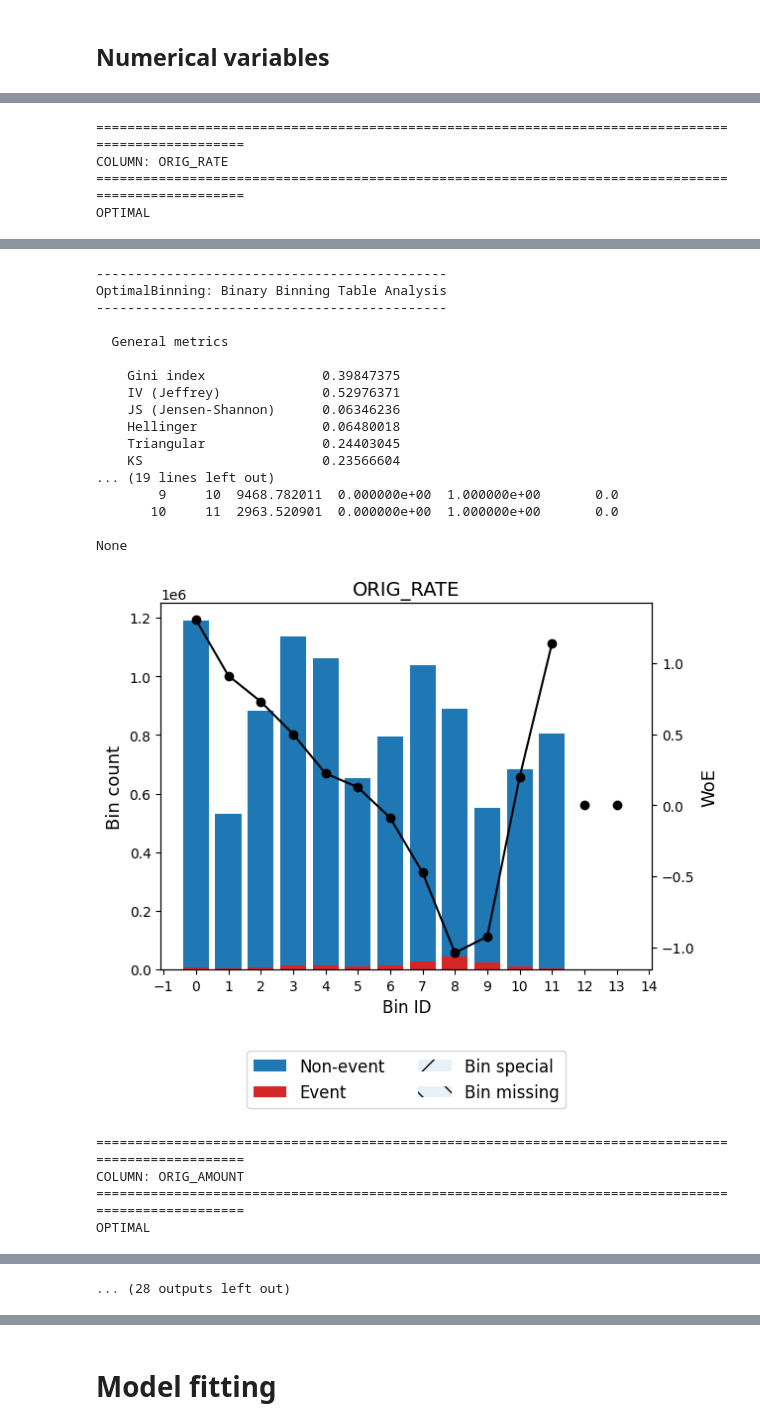
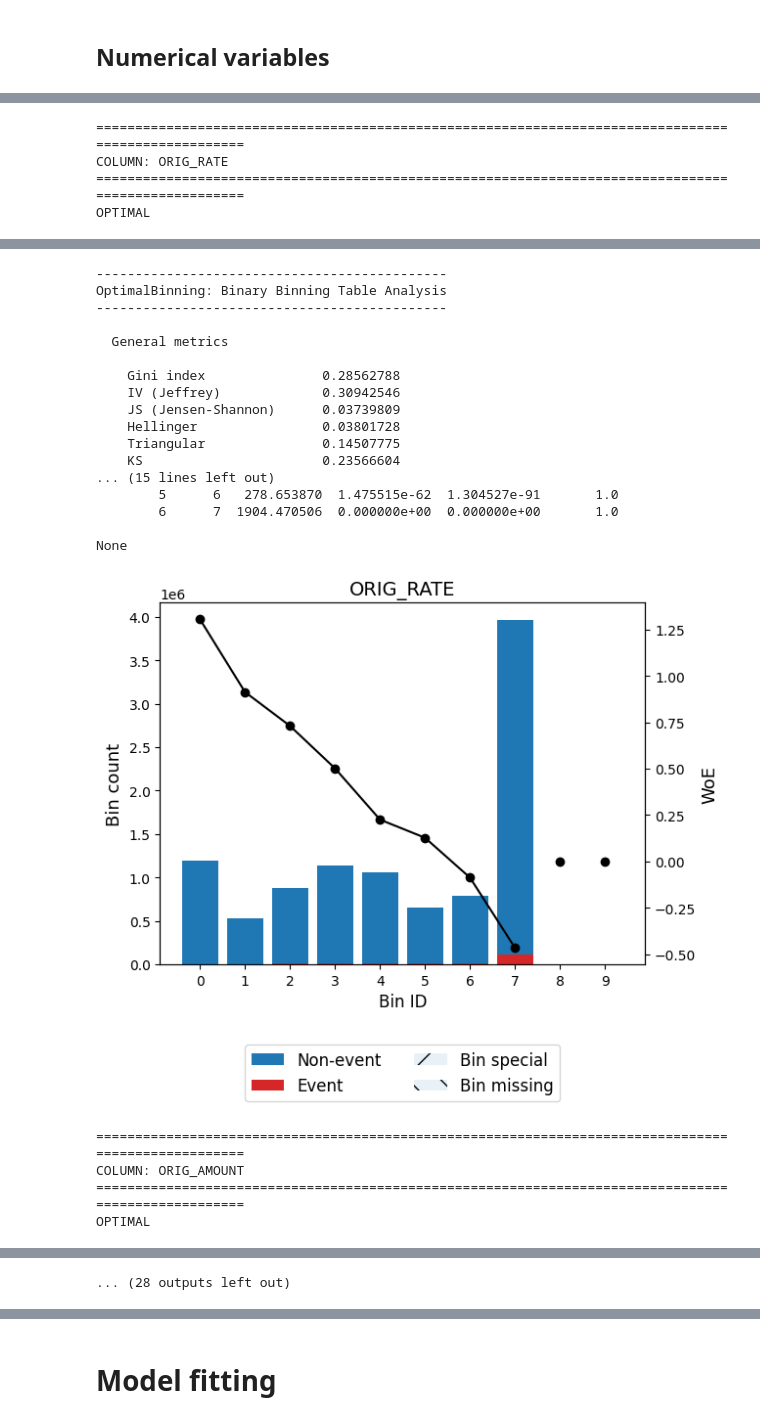
Before and after one commit to MIE479-2024/msf-capstone-crm, a Jupyter notebook: default_modelling/ICA.ipynb, the cells around one changed output, grey strips where cells are left out. Saved outputs shown, nothing was run; the diff lists cells and outputs as text; code cells hidden in the pictures.

Commit message:
refit logistic regression with new binnings

```diff
--- a/default_modelling/ICA.ipynb
+++ b/default_modelling/ICA.ipynb
@@ -120,6 +120,7 @@ CAT_COLUMNS = [
     'FTHB_FLAG'  # not sure if this should be here
 ]
 # %%
+iv_per_col = {}
 opt_bin_data = processed_df.copy()
 
 for col in CAT_COLUMNS:
@@ -131,6 +132,7 @@ for col in CAT_COLUMNS:
     print(optb.status)
     display(optb.binning_table.build())
     print(optb.binning_table.analysis())
+    iv_per_col[col] = optb.binning_table.iv
     optb.binning_table.plot(metric="woe")
     opt_bin_data[col] = optb.transform(opt_bin_data[col], metric="woe")
     print()
@@ -242,11 +264,12 @@ for col in NUMERICAL_COLUMNS:
     print("====================================================================================================")
     print("COLUMN:", col)
     print("====================================================================================================")
-    optb = OptimalBinning(name=col, dtype="numerical", solver="cp")
+    optb = OptimalBinning(name=col, dtype="numerical", solver="cp", monotonic_trend="auto_asc_desc", max_n_bins=10)
     optb.fit(processed_df[col], processed_df["DLQ_90_FLAG"])
     print(optb.status)
     display(optb.binning_table.build())
     print(optb.binning_table.analysis())
+    iv_per_col[col] = optb.binning_table.iv
     optb.binning_table.plot(metric="woe")
     opt_bin_data[col] = optb.transform(processed_df[col], metric="woe")
     print()
@@ -274,21 +293,21 @@ OPTIMAL
 ---------------------------------------------
 OptimalBinning: Binary Binning Table Analysis
 ---------------------------------------------
 
   General metrics
 
-    Gini index               0.39847375
-    IV (Jeffrey)             0.52976371
-    JS (Jensen-Shannon)      0.06346236
-    Hellinger                0.06480018
-    Triangular               0.24403045
+    Gini index               0.28562788
+    IV (Jeffrey)             0.30942546
+    JS (Jensen-Shannon)      0.03739809
+    Hellinger                0.03801728
+    Triangular               0.14507775
     KS                       0.23566604
-... (19 lines left out)
-        9     10  9468.782011  0.000000e+00  1.000000e+00       0.0
-       10     11  2963.520901  0.000000e+00  1.000000e+00       0.0
+... (15 lines left out)
+        5      6   278.653870  1.475515e-62  1.304527e-91       1.0
+        6      7  1904.470506  0.000000e+00  0.000000e+00       1.0
 
 None
-[figure, old version]
+[figure, new version]
 ====================================================================================================
 COLUMN: ORIG_AMOUNT
 ====================================================================================================
```
Also changed, not shown: parts of 18 cells of this notebook.
